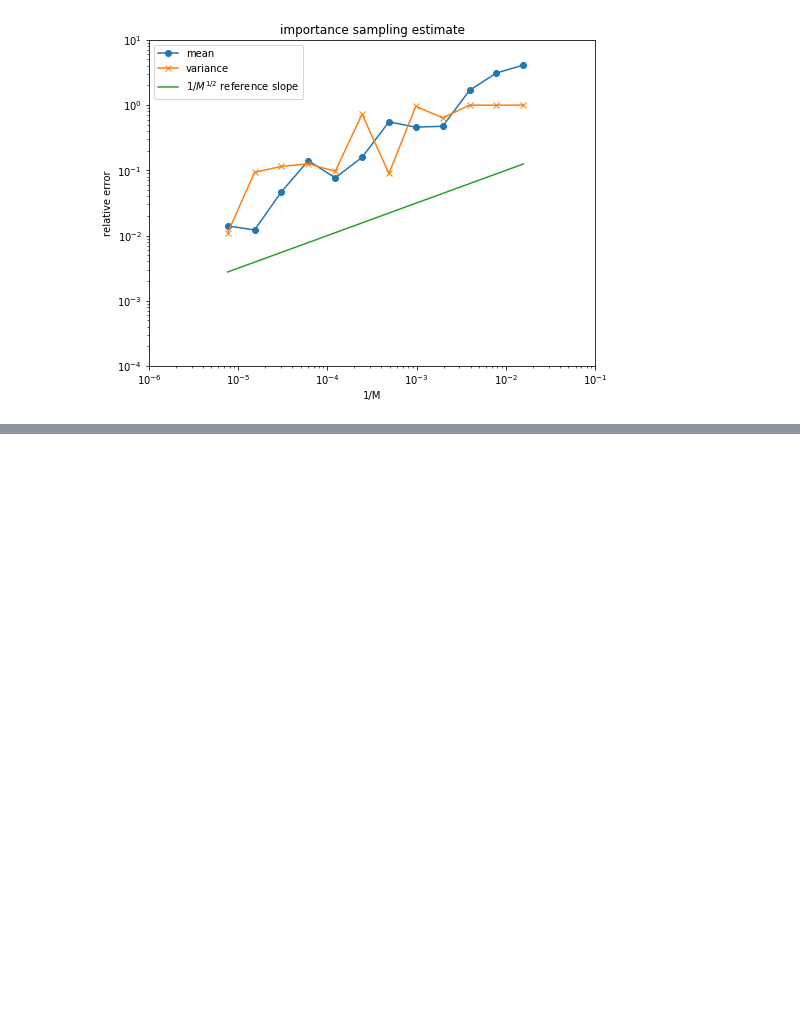
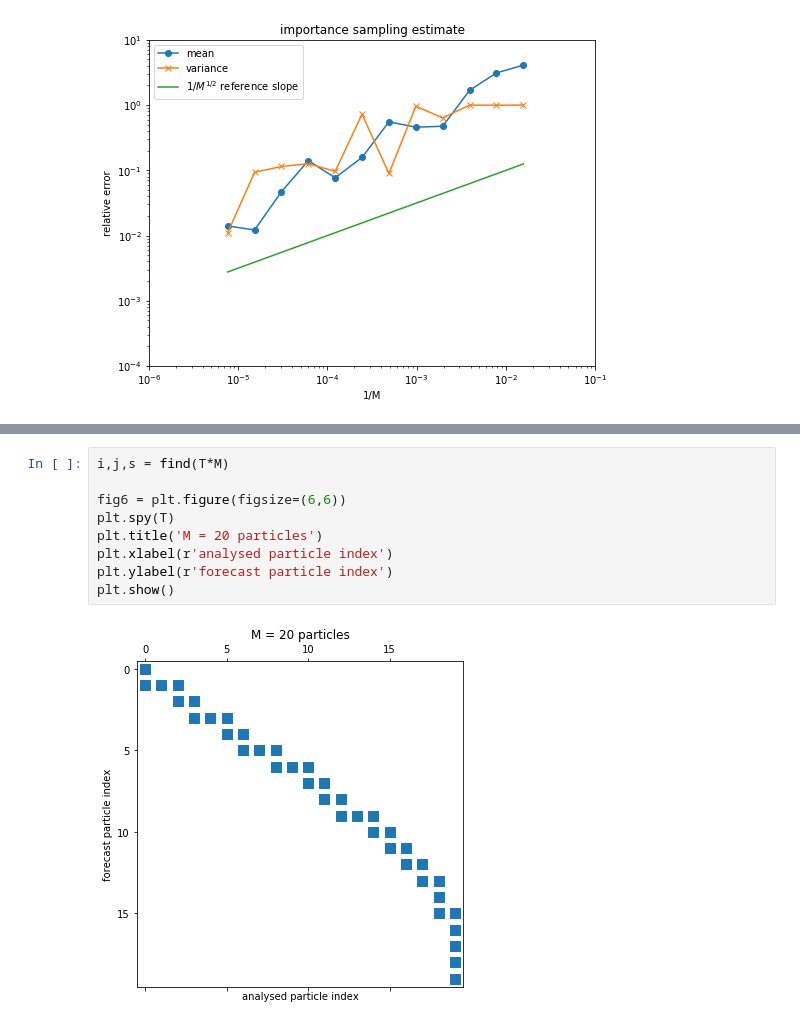
Before and after one commit to ray-chew/probabilistic_forecasting_examples, a Jupyter notebook: Chapter 5.ipynb, the cells around one changed output, grey strips where cells are left out. Drawn from its saved outputs; the diff is of its cells as text; blank space fills up the shorter version.

```diff
--- a/Chapter 5.ipynb
+++ b/Chapter 5.ipynb
@@ -226,0 +303,11 @@ plt.show()
+# %%
+i,j,s = find(T*M)
+
+fig6 = plt.figure(figsize=(6,6))
+plt.spy(T)
+plt.title('M = 20 particles')
+plt.xlabel(r'analysed particle index')
+plt.ylabel(r'forecast particle index')
+plt.show()
+# %% [output]
+[figure, added]
```
Also changed, not shown: parts of 7 cells of this notebook.
